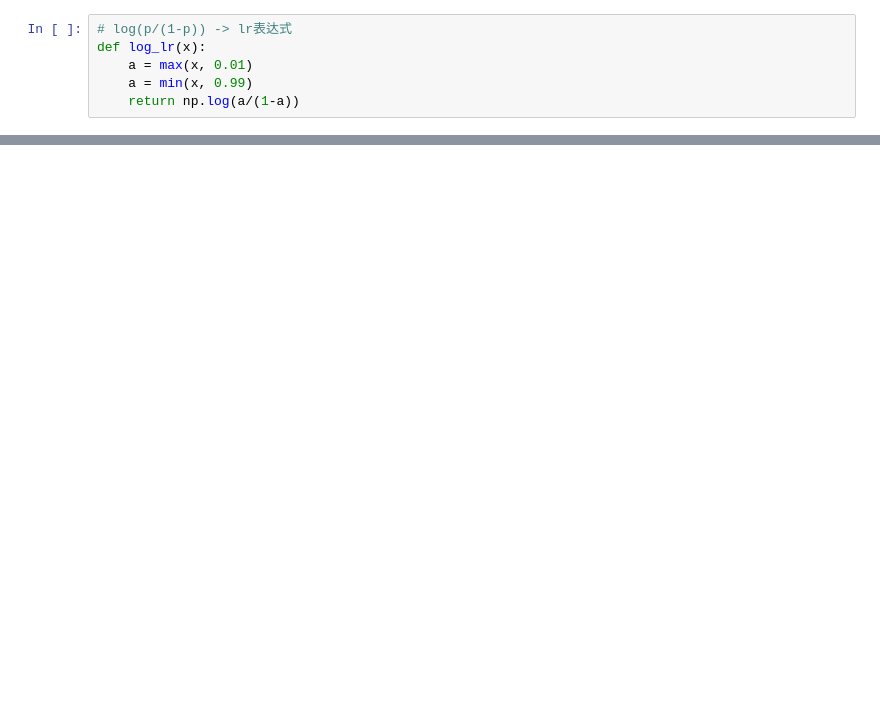
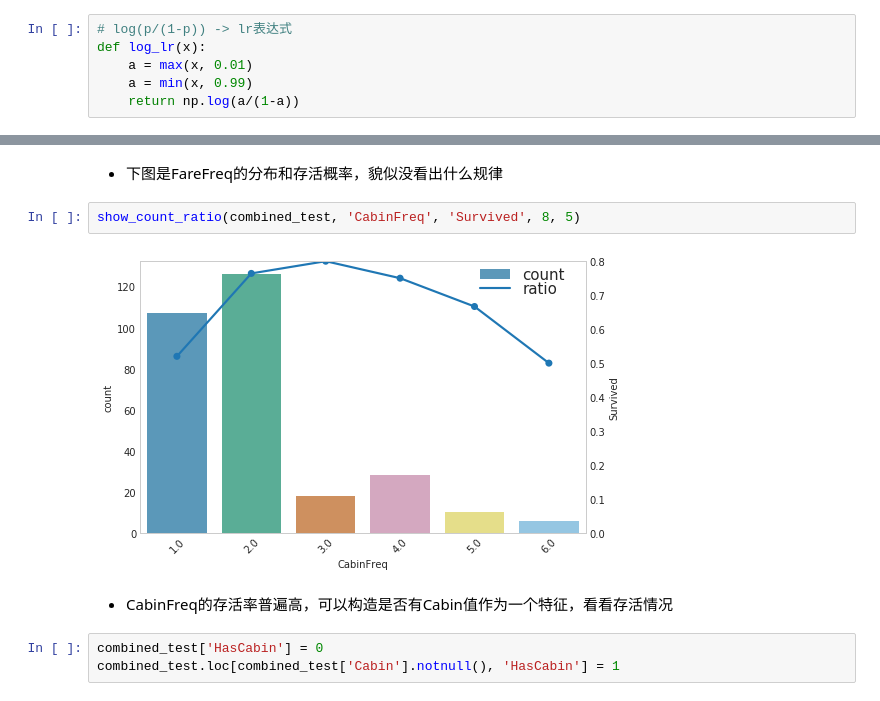
Before and after one commit to adamchendd/nanyoullm.github.io, a Jupyter notebook: src/Titanic Analysis.ipynb, the cells around one changed output, grey strips where cells are left out. Saved outputs shown, nothing was run; the diff lists cells and outputs as text; blank space fills up the shorter version.

```diff
--- a/src/Titanic Analysis.ipynb
+++ b/src/Titanic Analysis.ipynb
@@ -206,0 +199,11 @@ sns.factorplot(data=combined, x='TicketTitleFreq', y='Survived')
+# %% [markdown]
+- 下图是FareFreq的分布和存活概率，貌似没看出什么规律
+# %%
+show_count_ratio(combined_test, 'CabinFreq', 'Survived', 8, 5)
+# %% [output]
+[figure, added]
+# %% [markdown]
+- CabinFreq的存活率普遍高，可以构造是否有Cabin值作为一个特征，看看存活情况
+# %%
+combined_test['HasCabin'] = 0
+combined_test.loc[combined_test['Cabin'].notnull(), 'HasCabin'] = 1
```
Also changed, not shown: parts of 67 cells of this notebook, 1 other file.
